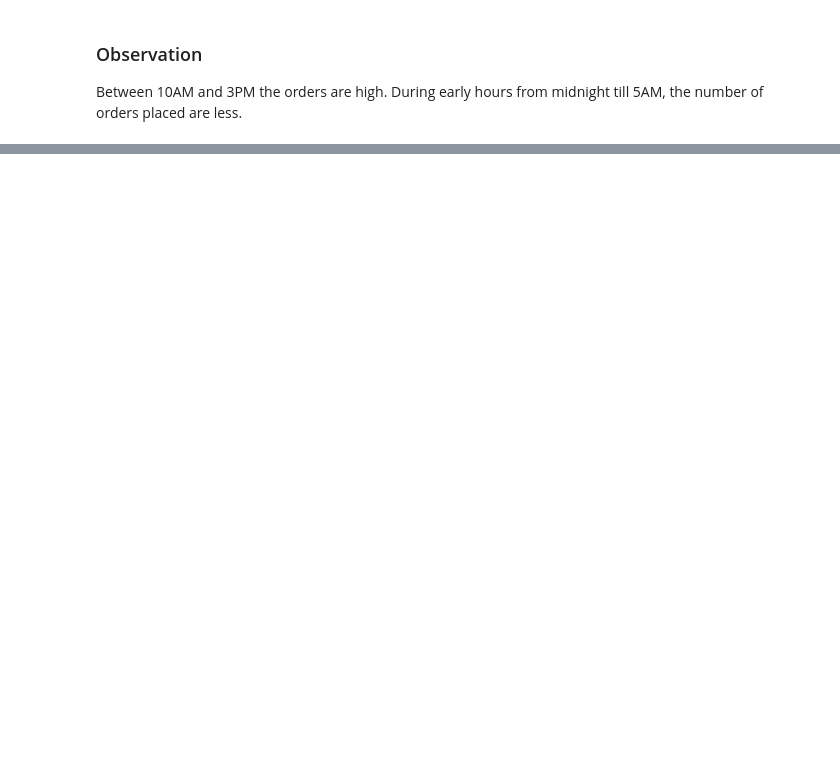
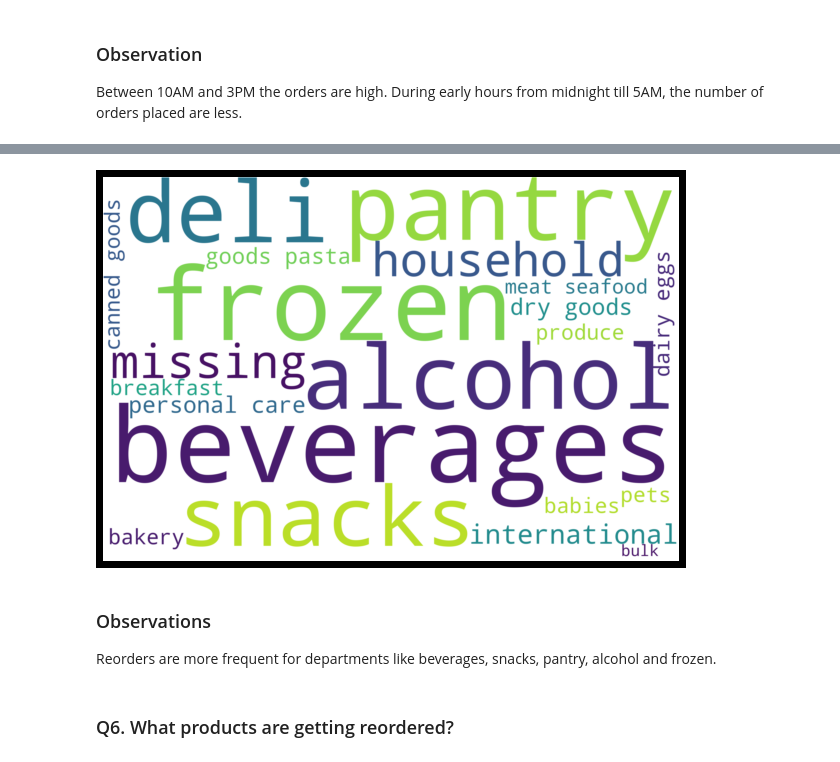
Before and after one commit to KrithikaJayaraman/Instacart-Market-Basket-Analysis, a Jupyter notebook: Instacart Market Basket Analysis Python Project.ipynb, the cells around one changed output, grey strips where cells are left out. Drawn from its saved outputs; the diff is of its cells as text; code cells hidden in the pictures; blank space fills up the shorter version.

```diff
--- a/Instacart Market Basket Analysis Python Project.ipynb
+++ b/Instacart Market Basket Analysis Python Project.ipynb
@@ -325,0 +422,3 @@ Between 10AM and 3PM the orders are high. During early hours from midnight till
+# %%
+pdt_names_reordered = merged_pdts_gp1[merged_pdts_gp1.mean_days_since_prior_order <= 12.000].groupby(['mean_days_since_prior_order']).\
+    agg({'product_name': 'unique', 'department_id' : 'unique', 'department' : 'unique'}).reset_index(drop = False)
@@ -325,0 +437,27 @@ Between 10AM and 3PM the orders are high. During early hours from midnight till
+# %%
+
+list_of_departments = pdt_names_reordered['department'].to_list()
+flat_list = [item for sublist in list_of_departments for item in sublist]
+# %%
+text = (" ").join(flat_list)
+wordcloud = WordCloud(
+    width = 3000,
+    height = 2000,
+    background_color = 'white',
+    stopwords = STOPWORDS).generate(str(text))
+fig = plt.figure(
+    figsize = (8, 10),
+    facecolor = 'k',
+    edgecolor = 'k')
+plt.imshow(wordcloud, interpolation = 'bilinear')
+plt.axis('off')
+plt.tight_layout(pad=0)
+plt.show()
+# %% [output]
+[figure, added]
+# %% [markdown]
+### Observations
+
+Reorders are more frequent for departments like beverages, snacks, pantry, alcohol and frozen.
+# %% [markdown]
+### Q6. What products are getting reordered?
```
Also changed, not shown: parts of 32 cells of this notebook.
